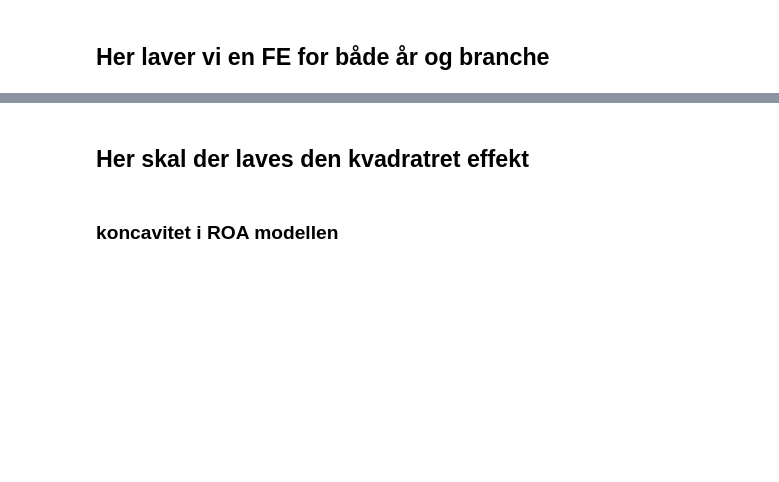
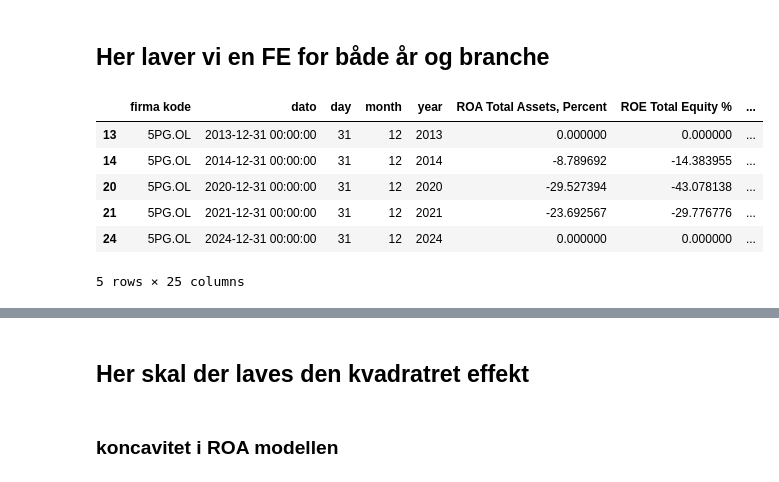
Before and after one commit to MarcusHonore/Seminar-Corporate-Finance, a Jupyter notebook: program til seminar.ipynb, the cells around one changed output, grey strips where cells are left out. Cells and saved outputs as stored; diff of their text form; code cells hidden in the pictures; blank space fills up the shorter version.

Commit message:
RE med brancher virker

```diff
--- a/program til seminar.ipynb
+++ b/program til seminar.ipynb
@@ -540,6 +589,23 @@ Notes:
 strong multicollinearity or other numerical problems.
 # %% [markdown]
 ## Her laver vi en FE for både år og branche
+# %%
+# 1. Start fresh
+data_fe_both = data_trimmed.copy()
+
+# 2. Add fixed effect variables
+data_fe_both['year'] = data_fe_both['year'].astype(str)
+data_fe_both['branche'] = data_merge['NAICS Sector Name'].astype(str)
+
+data_fe_both.head()
+# %% [output]
+|  | firma kode | dato | day | month | year | ROA Total Assets, Percent | ROE Total Equity % | ... |
+| 13 | 5PG.OL | 2013-12-31 00:00:00 | 31 | 12 | 2013 | 0.000000 | 0.000000 | ... |
+| 14 | 5PG.OL | 2014-12-31 00:00:00 | 31 | 12 | 2014 | -8.789692 | -14.383955 | ... |
+| 20 | 5PG.OL | 2020-12-31 00:00:00 | 31 | 12 | 2020 | -29.527394 | -43.078138 | ... |
+| 21 | 5PG.OL | 2021-12-31 00:00:00 | 31 | 12 | 2021 | -23.692567 | -29.776776 | ... |
+| 24 | 5PG.OL | 2024-12-31 00:00:00 | 31 | 12 | 2024 | 0.000000 | 0.000000 | ... |
+5 rows × 25 columns
 # %%
 # 1. Start fresh
 data_fe_both = data_trimmed.copy()
```
Also changed, not shown: parts of 21 cells of this notebook.
